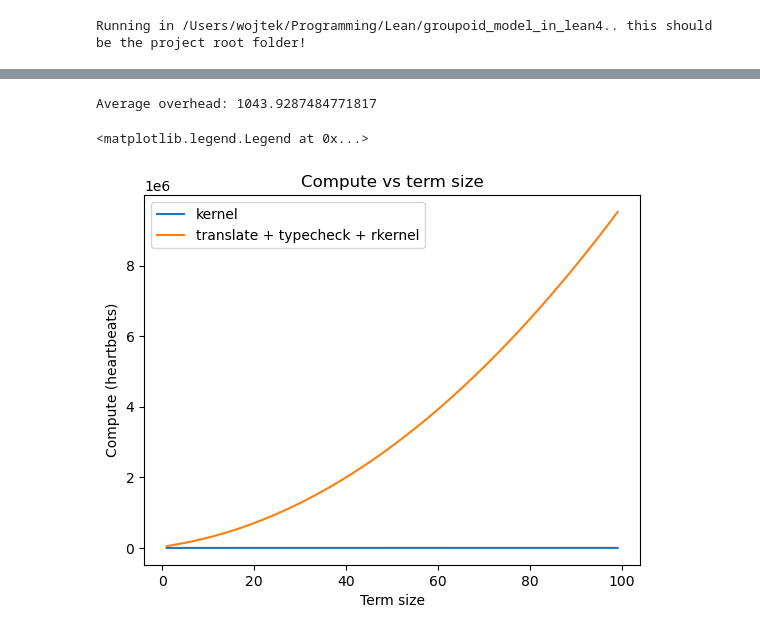
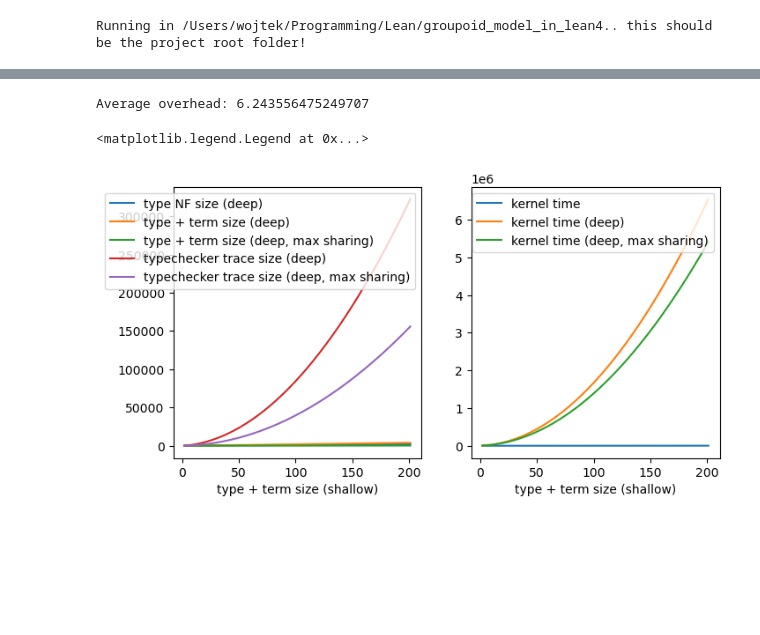
Before and after one commit to sinhp/groupoid_model_in_lean4, a Jupyter notebook: bench/plot.ipynb, the cells around one changed output, grey strips where cells are left out. Saved outputs shown, nothing was run; the diff lists cells and outputs as text; code cells hidden in the pictures; blank space fills up the shorter version.

Commit message:
feat: measure more sizes and impact of sharing

```diff
--- a/bench/plot.ipynb
+++ b/bench/plot.ipynb
@@ -51,29 +33,53 @@ warning: GroupoidModel/Syntax/Typechecker/Evaluate.lean:347:44: declaration uses
 # %%
 data = {}
-with open('times_id.ndjson', 'r') as f:
+with open('bench/2025_09_04_times_fn_sharing.ndjson', 'r') as f:
   for line in f:
     obj = json.loads(line, object_hook=lambda d: SimpleNamespace(**d))
     # Prefers latest data when seeing multiple entries for the same definition
     data[obj.name] = obj
 # %%
-xs = [ ob.sz for ob in data.values() ]
-ys = [ ob.t_kernel for ob in data.values() ]
-rys = [ ob.t_translate + ob.t_typecheck + ob.t_rkernel for ob in data.values() ]
-(xs, ys, rys) = zip(*sorted(zip(xs, ys, rys)))
+xs = [ ob.sz_val for ob in data.values() ]
+ys = [ ob.t_rkernel for ob in data.values() ]
+(xs, ys) = zip(*sorted(zip(xs, ys)))
 
 print(f'Average overhead: {harmonic_mean([ry/y for (ry, y) in zip(rys, ys)])}')
 # %% [output]
-Average overhead: 1043.9287484771817
+Average overhead: 6.243556475249707
 # %%
-fig, ax = plt.subplots()
+xs = [ ob.sz_val + ob.sz_tp for ob in data.values() ]
+ys = [ ob.sz_deep_val + ob.sz_deep_tp for ob in data.values() ]
+yss = [ ob.sz_deep_val_shared + ob.sz_deep_tp_shared for ob in data.values() ]
+ts = [ ob.t_kernel for ob in data.values() ]
+rs = [ ob.t_translate for ob in data.values() ]
+cs = [ ob.t_typecheck for ob in data.values() ]
+ns = [ ob.sz_deep_nfTp for ob in data.values() ]
+ws = [ ob.sz_deep_wf_val for ob in data.values() ]
+sws = [ ob.sz_deep_wf_val_shared for ob in data.values() ]
+ks = [ ob.t_rkernel for ob in data.values() ]
+kss = [ ob.t_rkernel_shared for ob in data.values() ]
+vs = [ ob.sz_deep_val + ob.sz_deep_tp + ob.sz_deep_nfTp + ob.sz_deep_wf_nfTp + ob.sz_deep_wf_val for ob in data.values() ]
+(xs, ys, yss, ts, rs, cs, ns, ws, sws, ks, kss, vs) = zip(*sorted(zip(xs, ys, yss, ts, rs, cs, ns, ws, sws, ks, kss, vs)))
 
-ax.set_title("Compute vs term size")
-ax.set_xlabel("Term size")
-ax.set_ylabel("Compute (heartbeats)")
+fig, (ax1, ax2) = plt.subplots(1, 2)
+fig.set_size_inches(8, 4)
 
-ax.plot(xs, ys, label="kernel")
-ax.plot(xs, rys, label="translate + typecheck + rkernel")
-ax.legend()
+ax1.set_xlabel("type + term size (shallow)")
+# constant in the id benchmark
+ax1.plot(xs, ns, label="type NF size (deep)")
+ax1.plot(xs, ys, label="type + term size (deep)")
+ax1.plot(xs, yss, label="type + term size (deep, max sharing)")
+ax1.plot(xs, ws, label="typechecker trace size (deep)")
+ax1.plot(xs, sws, label="typechecker trace size (deep, max sharing)")
+# ax1.plot(xs, vs, label="value size (deep)")
+ax1.legend()
+
+ax2.set_xlabel("type + term size (shallow)")
+ax2.plot(xs, ts, label="kernel time")
+# ax2.plot(xs, rs, label="translation time")
+# ax2.plot(xs, cs, label="typechecking time")
+ax2.plot(xs, ks, label="kernel time (deep)")
+ax2.plot(xs, kss, label="kernel time (deep, max sharing)")
+ax2.legend()
 # %% [output]
 <matplotlib.legend.Legend at 0x...>
-[figure, old version]
+[figure, new version]
```
Also changed, not shown: parts of 2 cells of this notebook, 1 other file.
